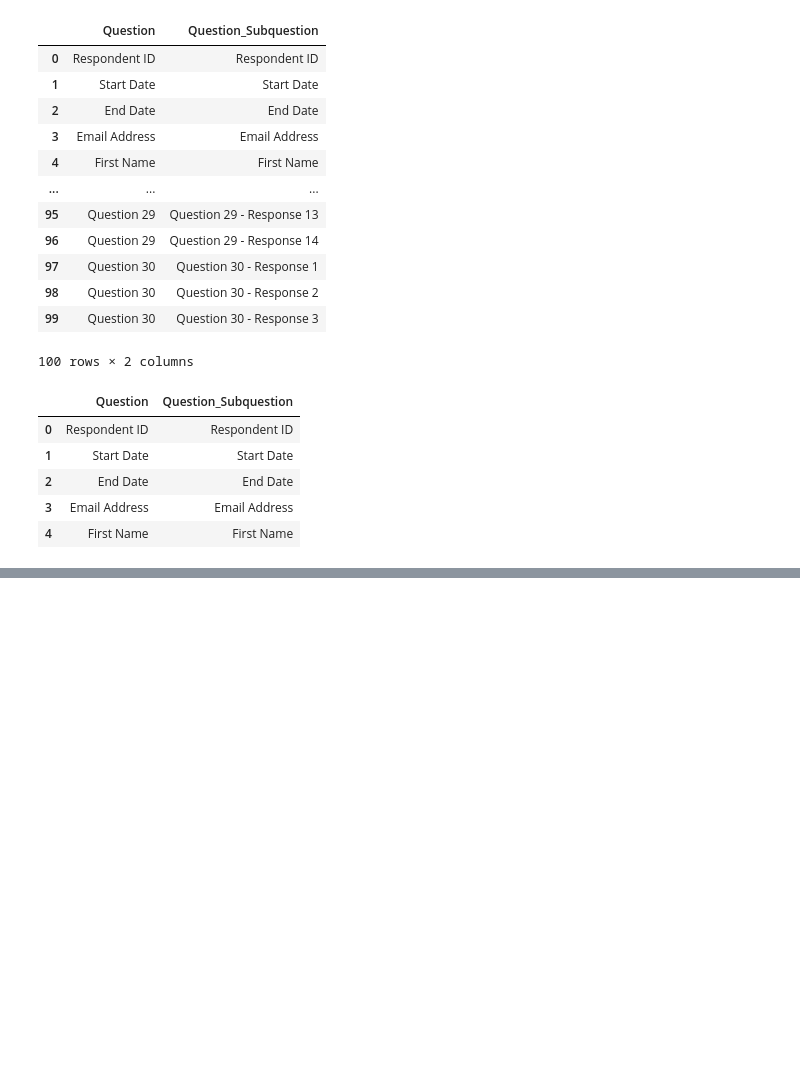
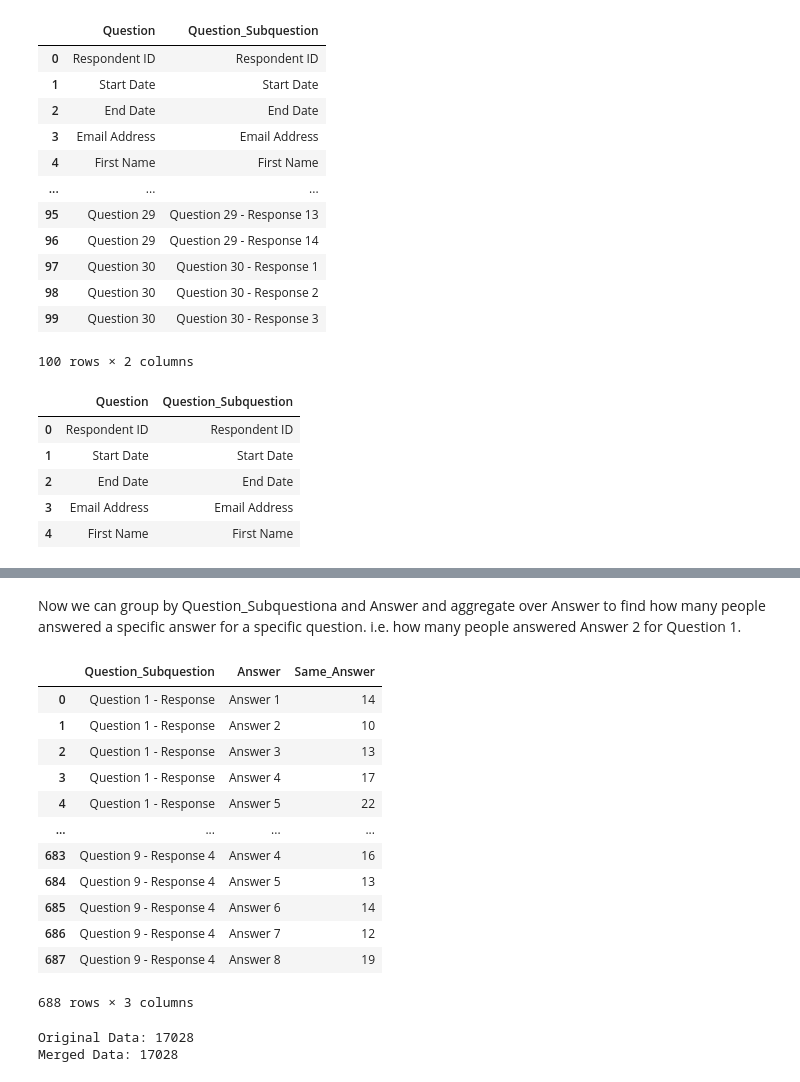
Before and after one commit to AndreaGalloro/coding_practice, a Jupyter notebook: python/survey_monkey/script_data_manipulation.ipynb, the cells around one changed output, grey strips where cells are left out. Cells and saved outputs as stored; diff of their text form; code cells hidden in the pictures; blank space fills up the shorter version.

```diff
--- a/python/survey_monkey/script_data_manipulation.ipynb
+++ b/python/survey_monkey/script_data_manipulation.ipynb
@@ -160,0 +222,2 @@ dataset_merged = pd.merge(left = dataset_melted,
+# %% [markdown]
+Now we can group by Question_Subquestiona and Answer and aggregate over Answer to find how many people answered a specific answer for a specific question. i.e. how many people answered Answer 2 for Question 1.
@@ -160,0 +228,28 @@ dataset_merged = pd.merge(left = dataset_melted,
+# %%
+same_answer
+# %% [output]
+|  | Question_Subquestion | Answer | Same_Answer |
+| 0 | Question 1 - Response | Answer 1 | 14 |
+| 1 | Question 1 - Response | Answer 2 | 10 |
+| 2 | Question 1 - Response | Answer 3 | 13 |
+| 3 | Question 1 - Response | Answer 4 | 17 |
+| 4 | Question 1 - Response | Answer 5 | 22 |
+| ... | ... | ... | ... |
+| 683 | Question 9 - Response 4 | Answer 4 | 16 |
+| 684 | Question 9 - Response 4 | Answer 5 | 13 |
+| 685 | Question 9 - Response 4 | Answer 6 | 14 |
+| 686 | Question 9 - Response 4 | Answer 7 | 12 |
+| 687 | Question 9 - Response 4 | Answer 8 | 19 |
+688 rows × 3 columns
+# %%
+dataset_merged_three = pd.merge(left = dataset_merged_two,
+                        right = same_answer,
+                        how = "left",
+                        left_on = ["Question_Subquestion", "Answer"],
+                        right_on = ["Question_Subquestion", "Answer"])
+print("Original Data:", len(dataset_merged_two))
+print("Merged Data:", len(dataset_merged_three))
+dataset_merged_three["Same_Answer"].fillna(0, inplace = True)
+# %% [output]
+Original Data: 17028
+Merged Data: 17028
```
Also changed, not shown: parts of 13 cells of this notebook.
